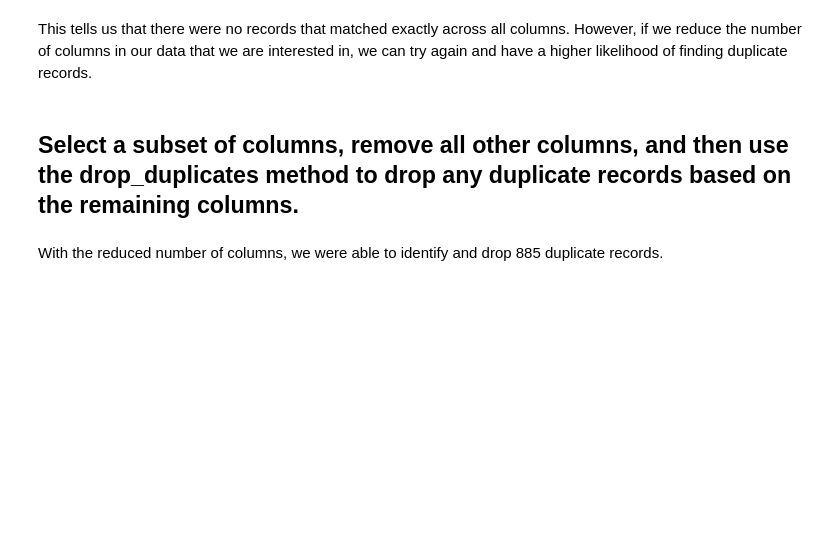
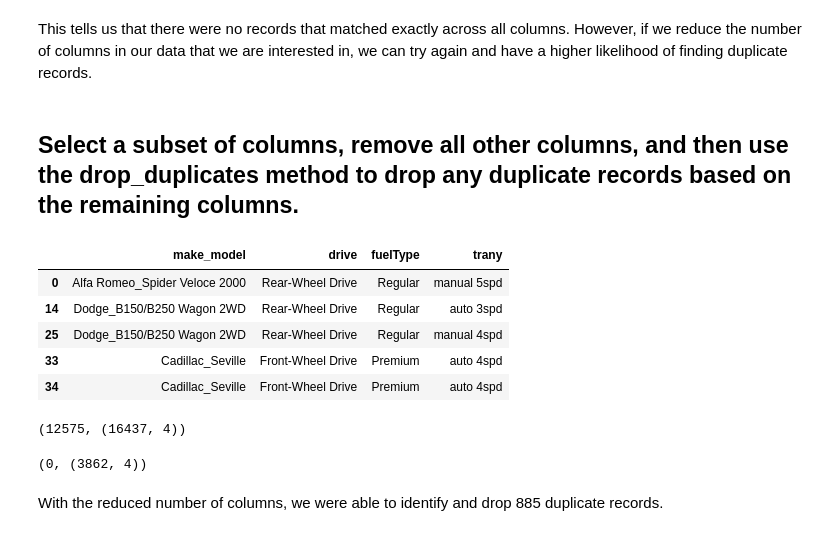
Before and after one commit to MartaRggc/2.4-lab_data_cleaning, a Jupyter notebook: your-code/main.ipynb, the cells around one changed output. Saved outputs shown, nothing was run; the diff lists cells and outputs as text; code cells hidden in the pictures; blank space fills up the shorter version.

```diff
--- a/your-code/main.ipynb
+++ b/your-code/main.ipynb
@@ -565,5 +565,3 @@ The first thing we will do is attempt to drop any duplicate records, considering
 Pandas provides us with the ability to do that via the `drop_duplicates method`.
 # %% [markdown]
 ## Drop duplicate rows that are completely equal
-# %%
-data.drop_duplicates(inplace = True)
@@ -576,3 +576,28 @@ This tells us that there were no records that matched exactly across all columns
+# %%
+# We create a new column from the combination of make and model:
+
+data['make_model'] = data.make + '_' + data.model
+
+# We select a subset of columns with this one and some of the other main:
+
+subset = data[['make_model','drive','fuelType','trany']]
+subset.head()
+# %% [output]
+|  | make_model | drive | fuelType | trany |
+| 0 | Alfa Romeo_Spider Veloce 2000 | Rear-Wheel Drive | Regular | manual 5spd |
+| 14 | Dodge_B150/B250 Wagon 2WD | Rear-Wheel Drive | Regular | auto 3spd |
+| 25 | Dodge_B150/B250 Wagon 2WD | Rear-Wheel Drive | Regular | manual 4spd |
+| 33 | Cadillac_Seville | Front-Wheel Drive | Premium | auto 4spd |
+| 34 | Cadillac_Seville | Front-Wheel Drive | Premium | auto 4spd |
+# %%
+subset.duplicated().sum(), subset.shape # Now we have quite a lot. Let's drop them
+# %% [output]
+(12575, (16437, 4))
+# %%
+subset.drop_duplicates(inplace = True)
+subset.duplicated().sum(), subset.shape
+# %% [output]
+(0, (3862, 4))
 # %% [markdown]
 With the reduced number of columns, we were able to identify and drop 885 duplicate records.
 # %% [markdown]
```
Also changed, not shown: parts of 4 cells of this notebook, 1 other file.
